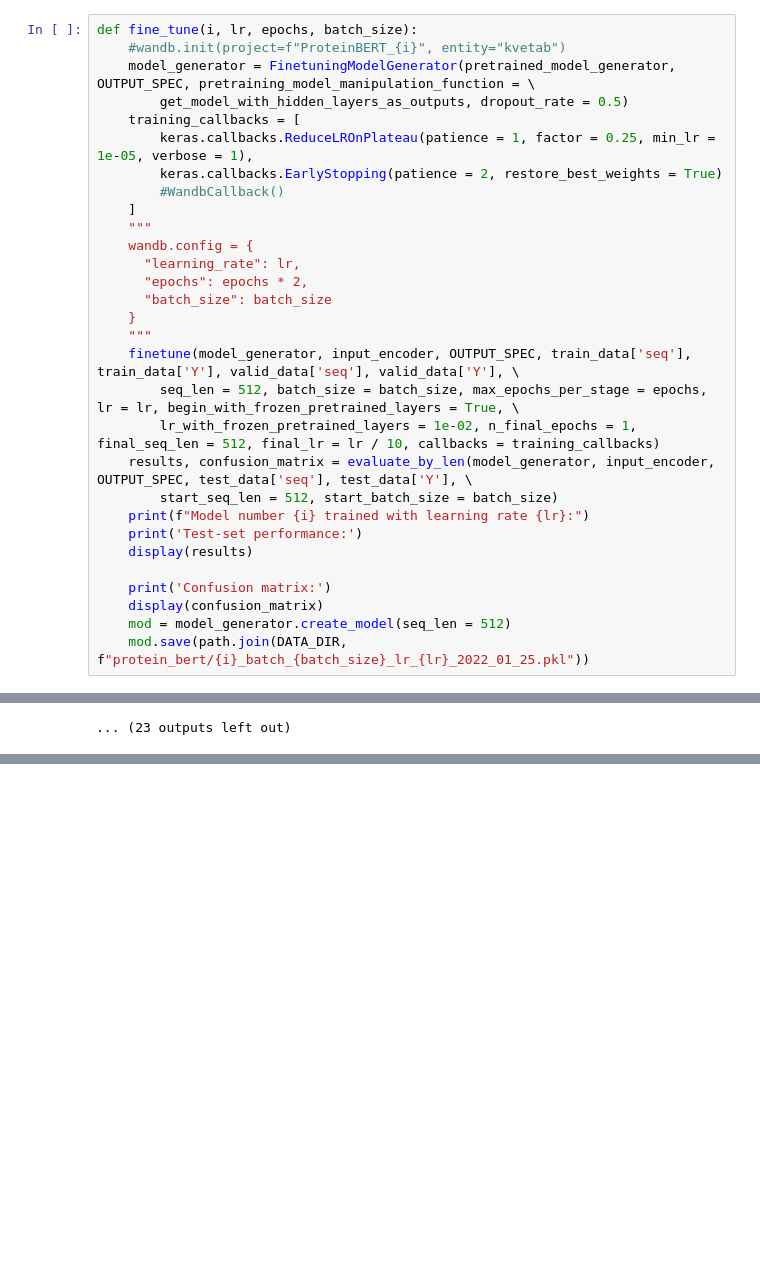
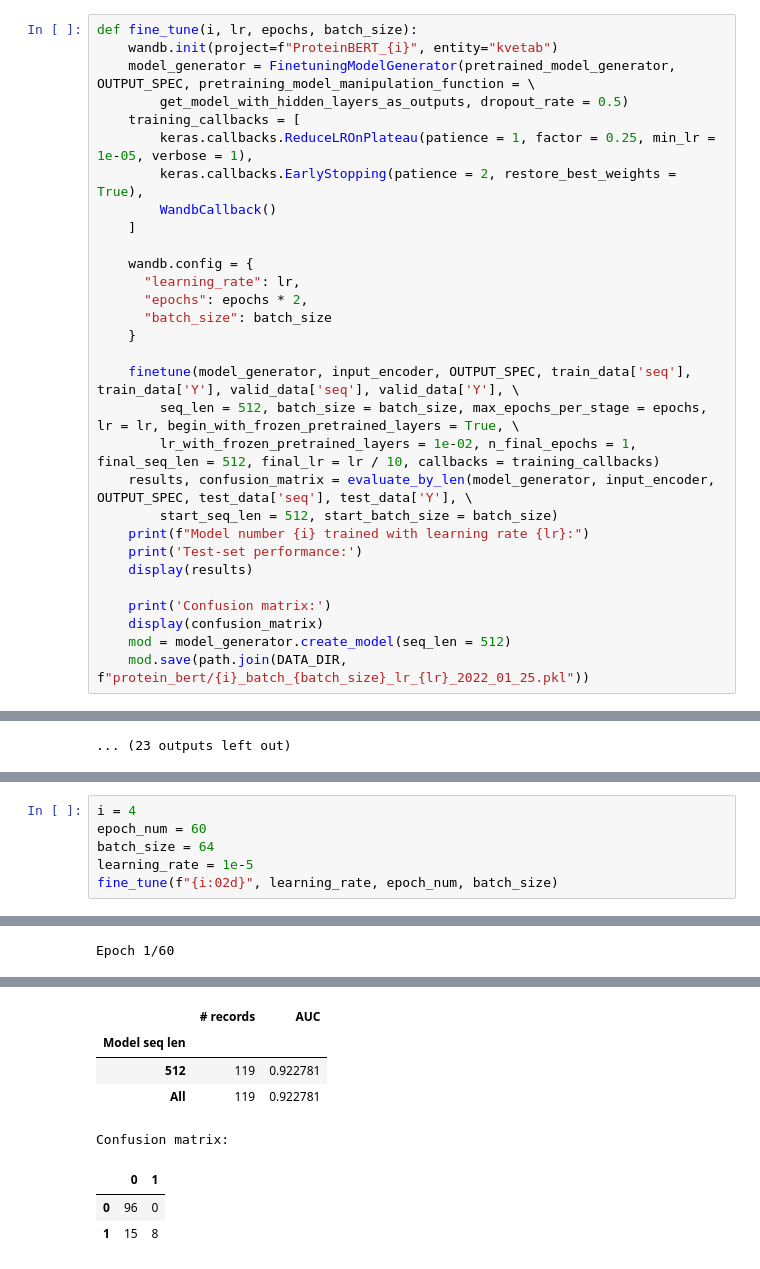
Before and after one commit to kvetab/di-pred, a Jupyter notebook: notebooks/experiments/protein_bert.ipynb, the cells around one changed output, grey strips where cells are left out. Saved outputs shown, nothing was run; the diff lists cells and outputs as text; blank space fills up the shorter version.

Commit message:
Fine tune with wandb

```diff
--- a/notebooks/experiments/protein_bert.ipynb
+++ b/notebooks/experiments/protein_bert.ipynb
@@ -113,21 +113,21 @@ INFO:tensorflow:Assets written to: ../../data/protein_bert/batch_32_lr_1e-4_2022
 INFO:tensorflow:Assets written to: ../../data/protein_bert/batch_32_lr_1e-4_2022_01_25.pkl/assets
 # %%
 def fine_tune(i, lr, epochs, batch_size):
-    #wandb.init(project=f"ProteinBERT_{i}", entity="kvetab")
+    wandb.init(project=f"ProteinBERT_{i}", entity="kvetab")
     model_generator = FinetuningModelGenerator(pretrained_model_generator, OUTPUT_SPEC, pretraining_model_manipulation_function = \
         get_model_with_hidden_layers_as_outputs, dropout_rate = 0.5)
     training_callbacks = [
         keras.callbacks.ReduceLROnPlateau(patience = 1, factor = 0.25, min_lr = 1e-05, verbose = 1),
-        keras.callbacks.EarlyStopping(patience = 2, restore_best_weights = True)
-        #WandbCallback()
+        keras.callbacks.EarlyStopping(patience = 2, restore_best_weights = True),
+        WandbCallback()
     ]
-    """
+
     wandb.config = {
       "learning_rate": lr,
       "epochs": epochs * 2,
       "batch_size": batch_size
     }
-    """
+
     finetune(model_generator, input_encoder, OUTPUT_SPEC, train_data['seq'], train_data['Y'], valid_data['seq'], valid_data['Y'], \
         seq_len = 512, batch_size = batch_size, max_epochs_per_stage = epochs, lr = lr, begin_with_frozen_pretrained_layers = True, \
         lr_with_frozen_pretrained_layers = 1e-02, n_final_epochs = 1, final_seq_len = 512, final_lr = lr / 10, callbacks = training_callbacks)
@@ -205,0 +212,7 @@ Test-set performance:
+# %%
+i = 4
+epoch_num = 60
+batch_size = 64
+learning_rate = 1e-5
+fine_tune(f"{i:02d}", learning_rate, epoch_num, batch_size)
+# %% [output]
@@ -205,0 +225 @@ Test-set performance:
+Epoch 1/60
@@ -205,0 +262,8 @@ Test-set performance:
+|  | # records | AUC |
+| Model seq len |  |  |
+| 512 | 119 | 0.922781 |
+| All | 119 | 0.922781 |
+Confusion matrix:
+|  | 0 | 1 |
+| 0 | 96 | 0 |
+| 1 | 15 | 8 |
```
Also changed, not shown: parts of 2 cells of this notebook.
